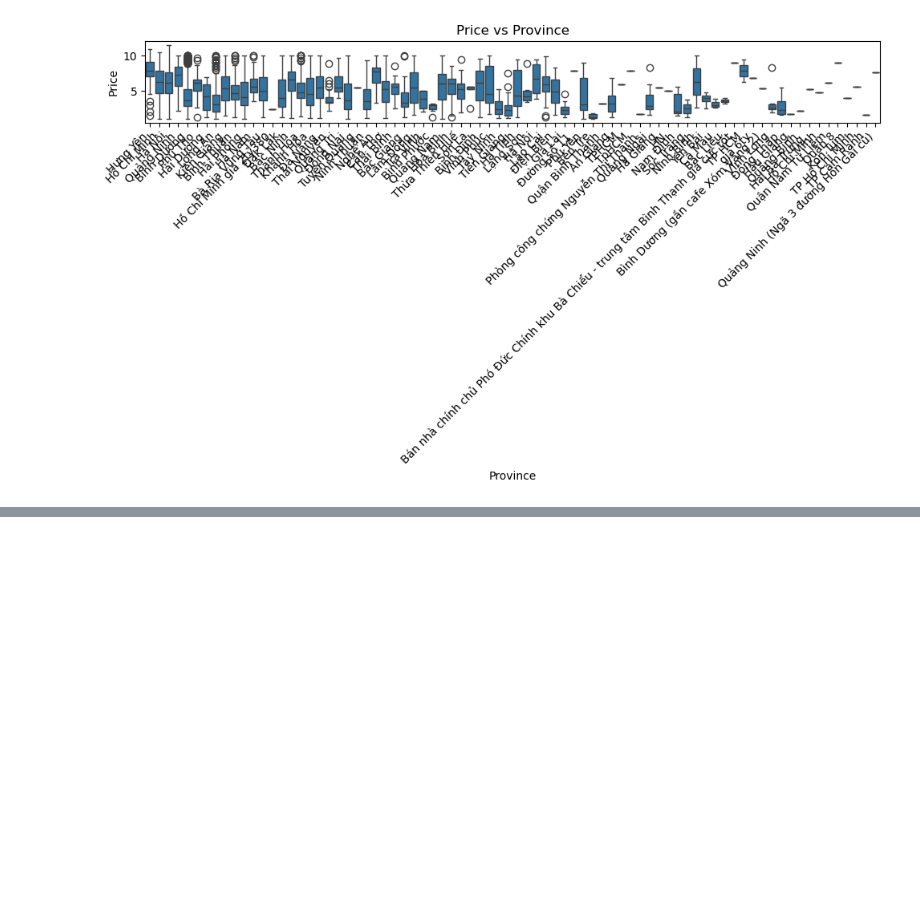
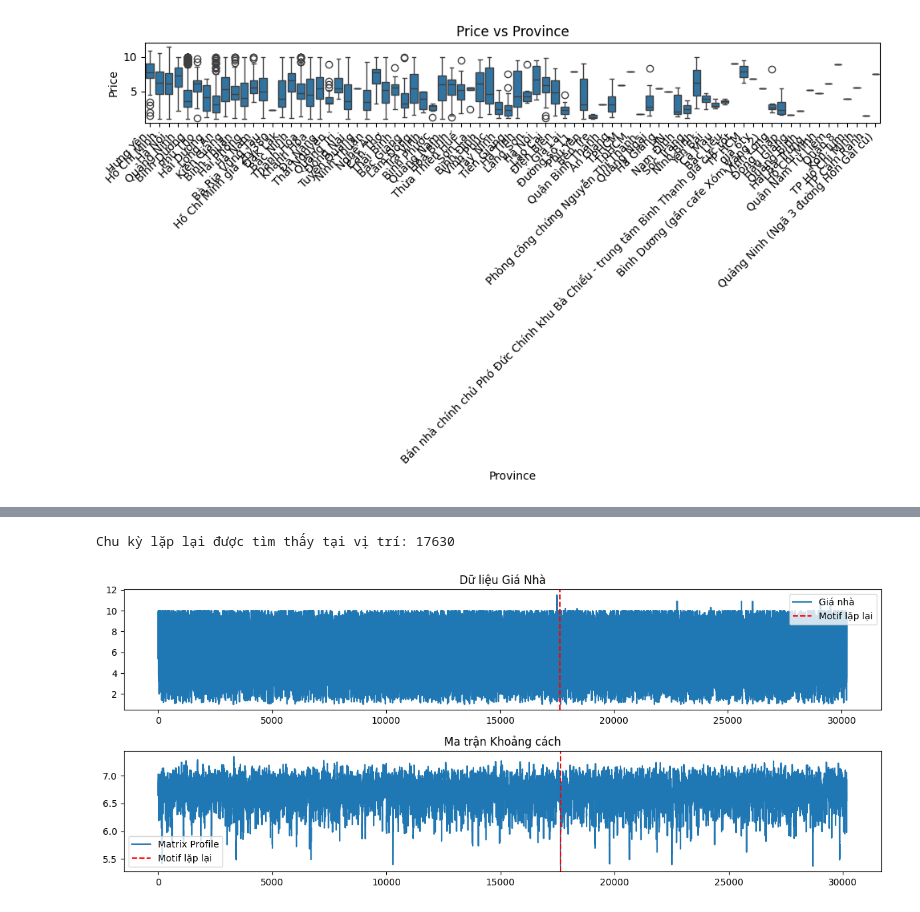
Before and after one commit to JohndayN/DoAnPTDLvHS, a Jupyter notebook: DoAn.ipynb, the cells around one changed output, grey strips where cells are left out. Drawn from its saved outputs; the diff is of its cells as text; code cells hidden in the pictures; blank space fills up the shorter version.

```diff
--- a/DoAn.ipynb
+++ b/DoAn.ipynb
@@ -268,0 +376,15 @@ plt.show()
+# %%
+import stumpy
+
+# Đọc dữ liệu từ file
+file_path = "vietnam_housing_dataset.csv"
+df = pd.read_csv(file_path)
+
+# Kiểm tra dữ liệu
+print(df.head())
+
+# Chọn cột giá nhà để phân tích (loại bỏ giá trị NaN)
+df = df[["Price"]].dropna()
+
+# Chuyển thành mảng numpy để STUMPY xử lý
+price_series = df["Price"].values
@@ -268,0 +412,33 @@ plt.show()
+# %%
+# Xác định độ dài cửa sổ (ví dụ: 50 dữ liệu liên tiếp)
+window_size = 50
+
+# Tính toán ma trận khoảng cách
+matrix_profile = stumpy.stump(price_series, m=window_size)
+
+# Tìm vị trí của motif lặp lại
+motif_idx = np.argmin(matrix_profile[:, 0])
+print(f"Chu kỳ lặp lại được tìm thấy tại vị trí: {motif_idx}")
+# %% [output]
+Chu kỳ lặp lại được tìm thấy tại vị trí: 17630
+# %%
+plt.figure(figsize=(12, 5))
+
+# Vẽ giá nhà theo thứ tự
+plt.subplot(2, 1, 1)
+plt.plot(price_series, label="Giá nhà")
+plt.axvline(motif_idx, color="r", linestyle="--", label="Motif lặp lại")
+plt.title("Dữ liệu Giá Nhà")
+plt.legend()
+
+# Vẽ ma trận khoảng cách
+plt.subplot(2, 1, 2)
+plt.plot(matrix_profile[:, 0], label="Matrix Profile")
+plt.axvline(motif_idx, color="r", linestyle="--", label="Motif lặp lại")
+plt.title("Ma trận Khoảng cách")
+plt.legend()
+
+plt.tight_layout()
+plt.show()
+# %% [output]
+[figure, added]
```
Also changed, not shown: parts of 7 cells of this notebook, 1 other file.
